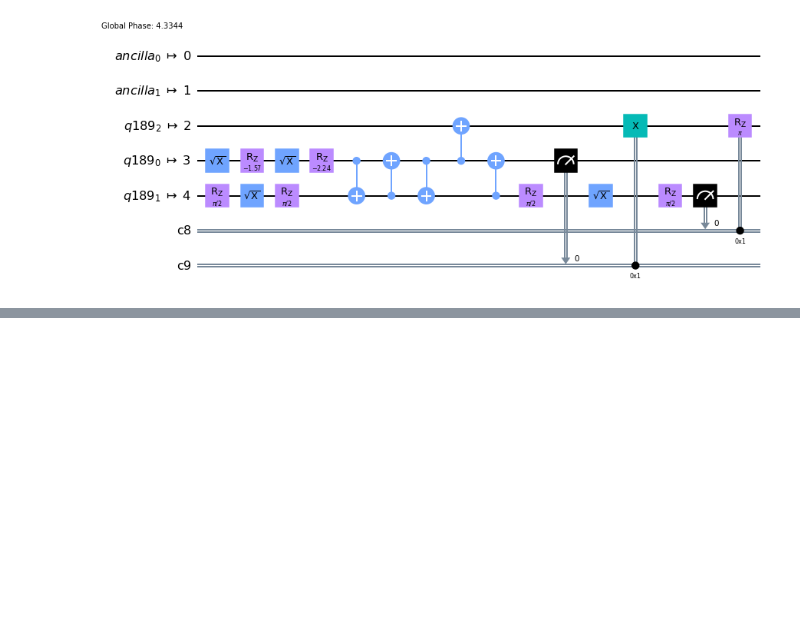
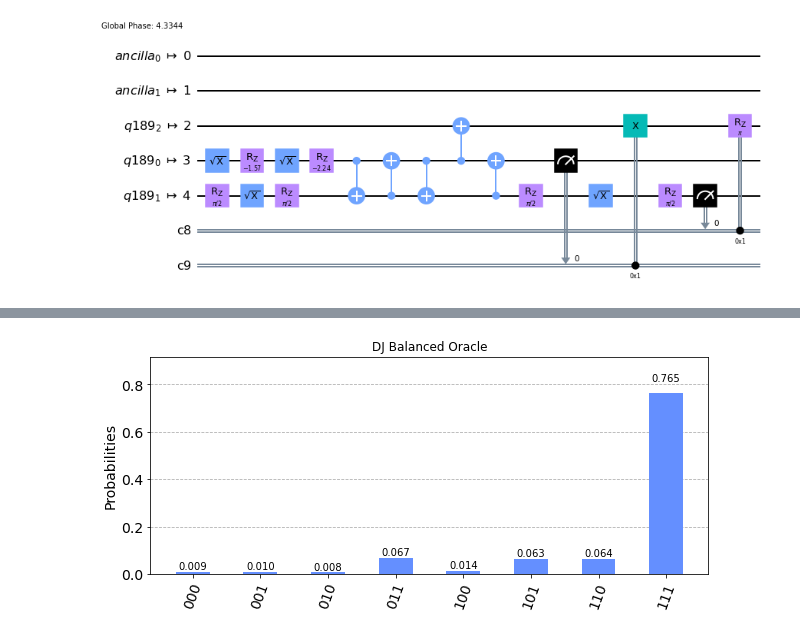
Before and after one commit to cliffchens/qiskit, a Jupyter notebook: Hardware Tests.ipynb, the cells around one changed output, grey strips where cells are left out. Saved outputs shown, nothing was run; the diff lists cells and outputs as text; code cells hidden in the pictures; blank space fills up the shorter version.

```diff
--- a/Hardware Tests.ipynb
+++ b/Hardware Tests.ipynb
@@ -265,0 +349,12 @@ display(tc_optimized.draw('mpl'))
+# %%
+# Transpile with initial layout to match backend topology
+layout = {dj_ancilla[0]: 1}
+physical_qubits = [0, 2, 3] # The physical qubits that surround qubit 1 for CNOT operations
+
+for a in range(n):
+    layout[dj_in[a]] = physical_qubits[a]
+
+dj_transpiled = transpile(dj, backend = backend, initial_layout = layout)
+
+# Run
+job = backend.run(dj_transpiled, job_name = 'DJ Balanced Oracle', shots = 1024)
@@ -265,0 +365,6 @@ display(tc_optimized.draw('mpl'))
+# %%
+# Plot results, should get |000...> with zero or close to zero probability
+result = job.result()
+plot_histogram(result.get_counts(), figsize = (10, 4), title = 'DJ Balanced Oracle')
+# %% [output]
+[figure, added]
```
Also changed, not shown: parts of 6 cells of this notebook.
